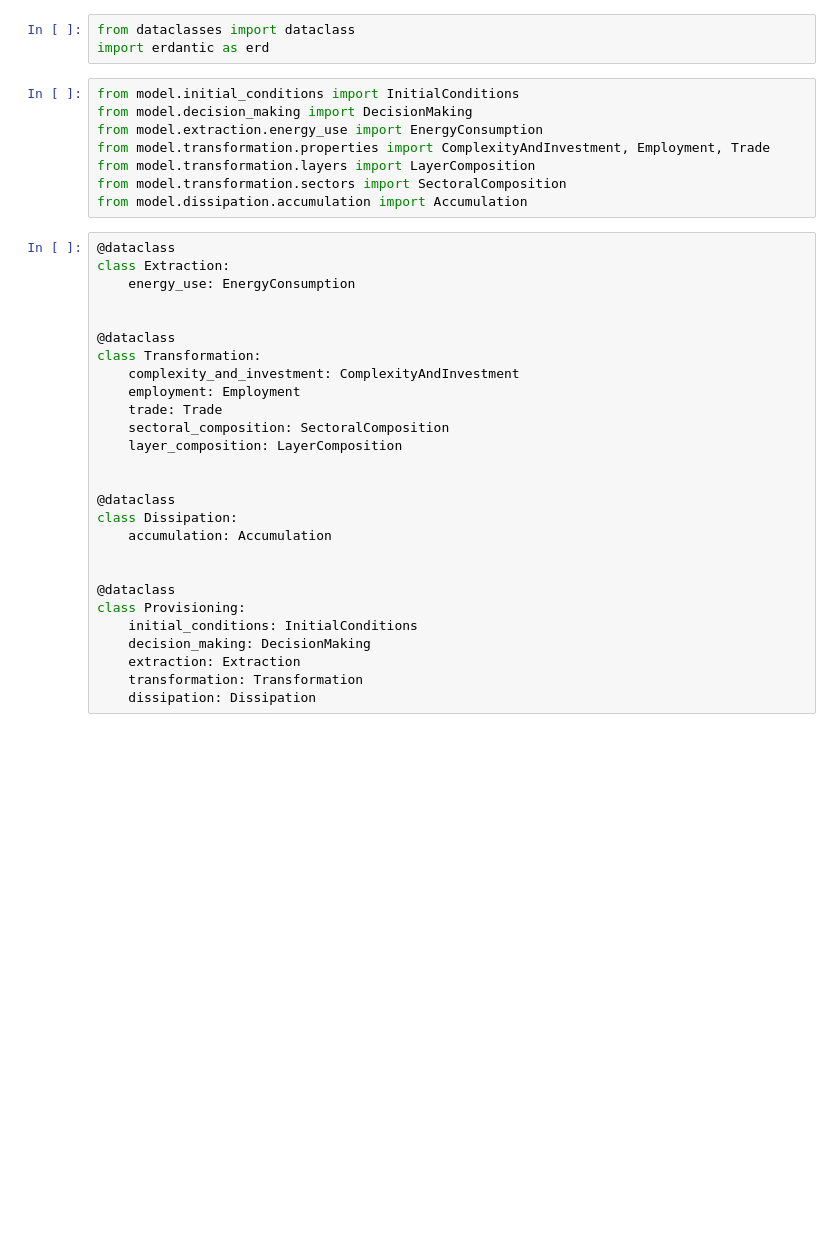
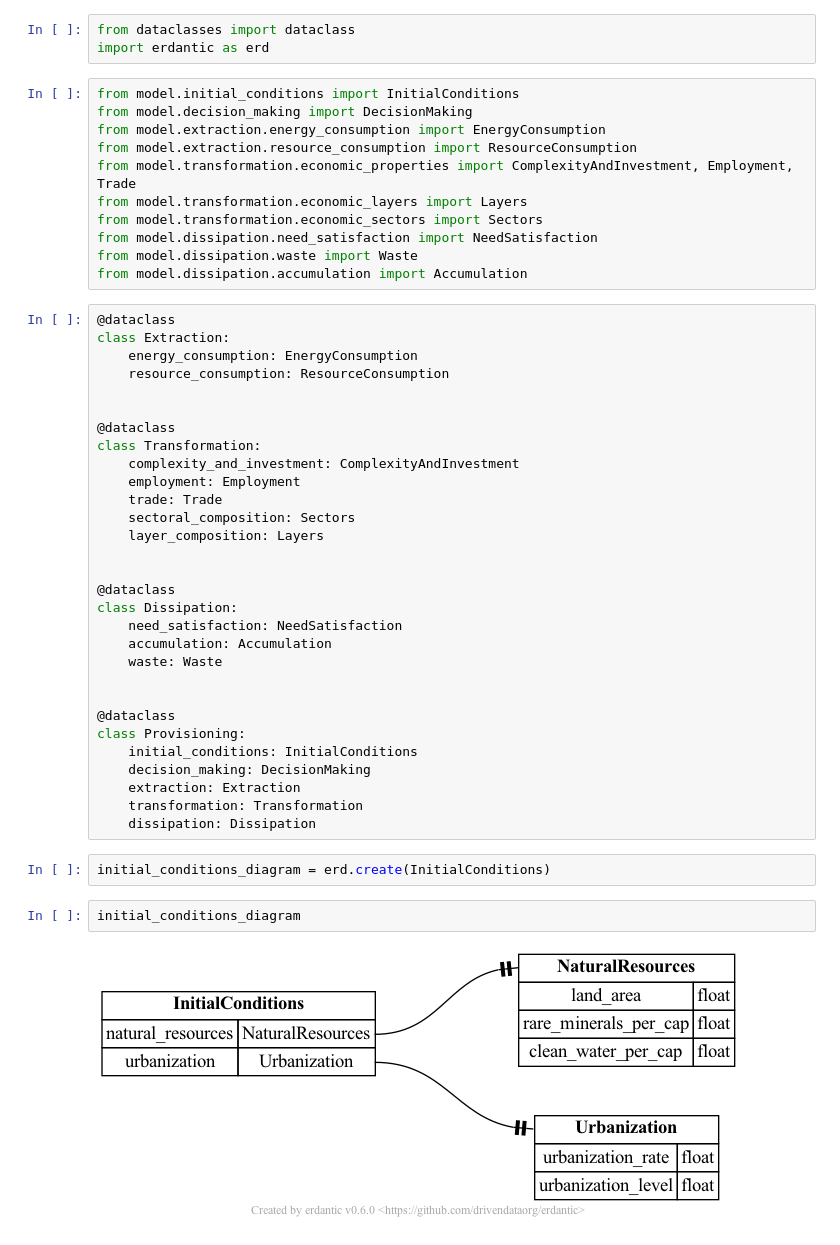
Before and after one commit to saviorand/provisioning-model, a Jupyter notebook: notebooks/model.ipynb, the cells around one changed output. Saved outputs shown, nothing was run; the diff lists cells and outputs as text; blank space fills up the shorter version.

```diff
--- a/notebooks/model.ipynb
+++ b/notebooks/model.ipynb
@@ -4,15 +4,19 @@ import erdantic as erd
 # %%
 from model.initial_conditions import InitialConditions
 from model.decision_making import DecisionMaking
-from model.extraction.energy_use import EnergyConsumption
-from model.transformation.properties import ComplexityAndInvestment, Employment, Trade
-from model.transformation.layers import LayerComposition
-from model.transformation.sectors import SectoralComposition
+from model.extraction.energy_consumption import EnergyConsumption
+from model.extraction.resource_consumption import ResourceConsumption
+from model.transformation.economic_properties import ComplexityAndInvestment, Employment, Trade
+from model.transformation.economic_layers import Layers
+from model.transformation.economic_sectors import Sectors
+from model.dissipation.need_satisfaction import NeedSatisfaction
+from model.dissipation.waste import Waste
 from model.dissipation.accumulation import Accumulation
 # %%
 @dataclass
 class Extraction:
-    energy_use: EnergyConsumption
+    energy_consumption: EnergyConsumption
+    resource_consumption: ResourceConsumption
 
 
 @dataclass
@@ -20,13 +24,15 @@ class Transformation:
     complexity_and_investment: ComplexityAndInvestment
     employment: Employment
     trade: Trade
-    sectoral_composition: SectoralComposition
-    layer_composition: LayerComposition
+    sectoral_composition: Sectors
+    layer_composition: Layers
 
 
 @dataclass
 class Dissipation:
+    need_satisfaction: NeedSatisfaction
     accumulation: Accumulation
+    waste: Waste
 
 
 @dataclass
@@ -36,4 +42,10 @@ class Provisioning:
     extraction: Extraction
     transformation: Transformation
     dissipation: Dissipation
+# %%
+initial_conditions_diagram = erd.create(InitialConditions)
+# %%
+initial_conditions_diagram
+# %% [output]
+[figure, added]
 # %%
```
Also changed, not shown: parts of 6 cells of this notebook, 7 other files.
